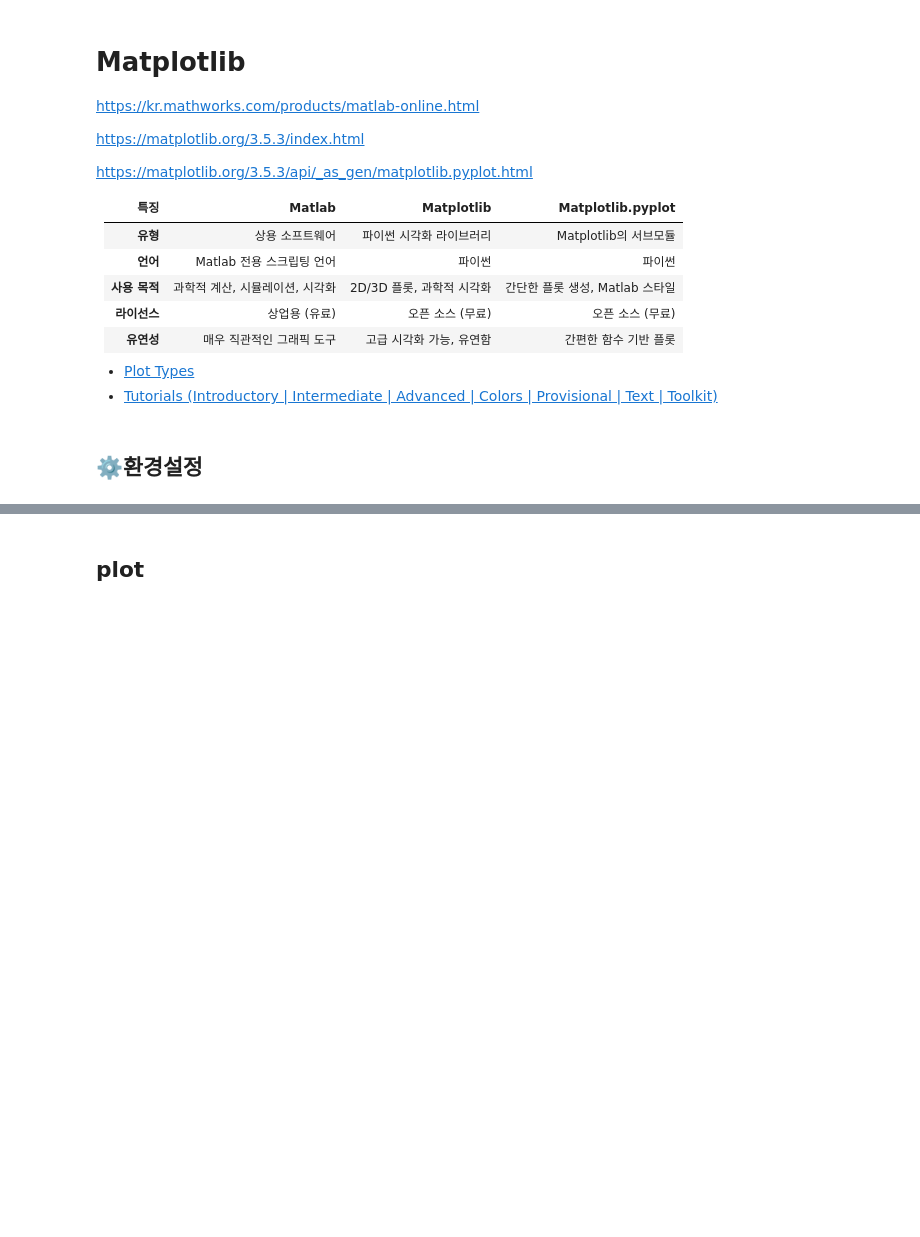
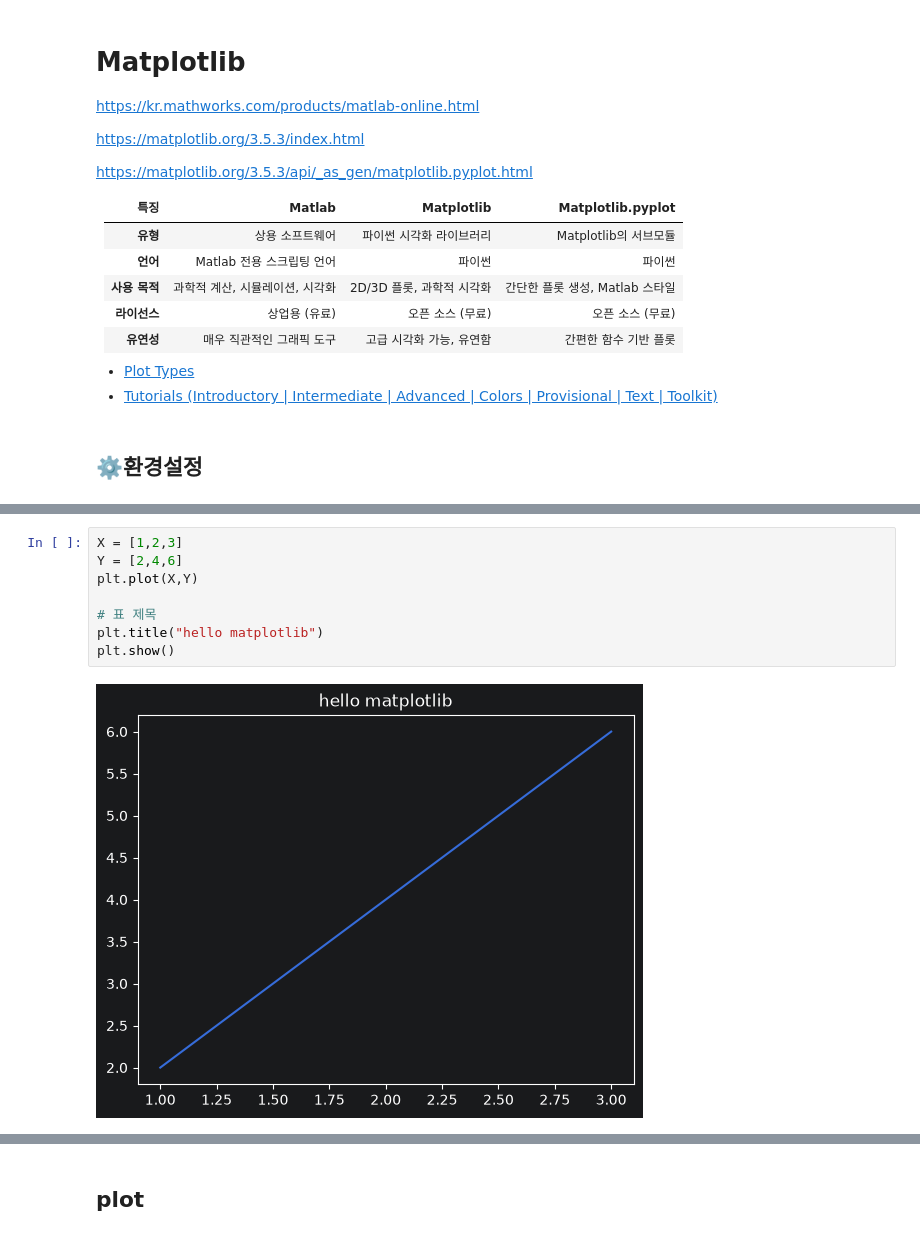
Before and after one commit to RabbitTasteDog-PRO/05_data_analysis, a Jupyter notebook: 03_data_visualization/01_matplotlib.ipynb, the cells around one changed output, grey strips where cells are left out. Cells and saved outputs as stored; diff of their text form; blank space fills up the shorter version.

```diff
--- a/03_data_visualization/01_matplotlib.ipynb
+++ b/03_data_visualization/01_matplotlib.ipynb
@@ -25,3 +43,13 @@ https://matplotlib.org/3.5.3/api/_as_gen/matplotlib.pyplot.html
+# %%
+X = [1,2,3]
+Y = [2,4,6]
+plt.plot(X,Y)
+
+# 표 제목
+plt.title("hello matplotlib")
+plt.show()
+# %% [output]
+[figure, added]
 # %% [markdown]
 ## Figure와 Axes
 
```
Also changed, not shown: parts of 4 cells of this notebook.
